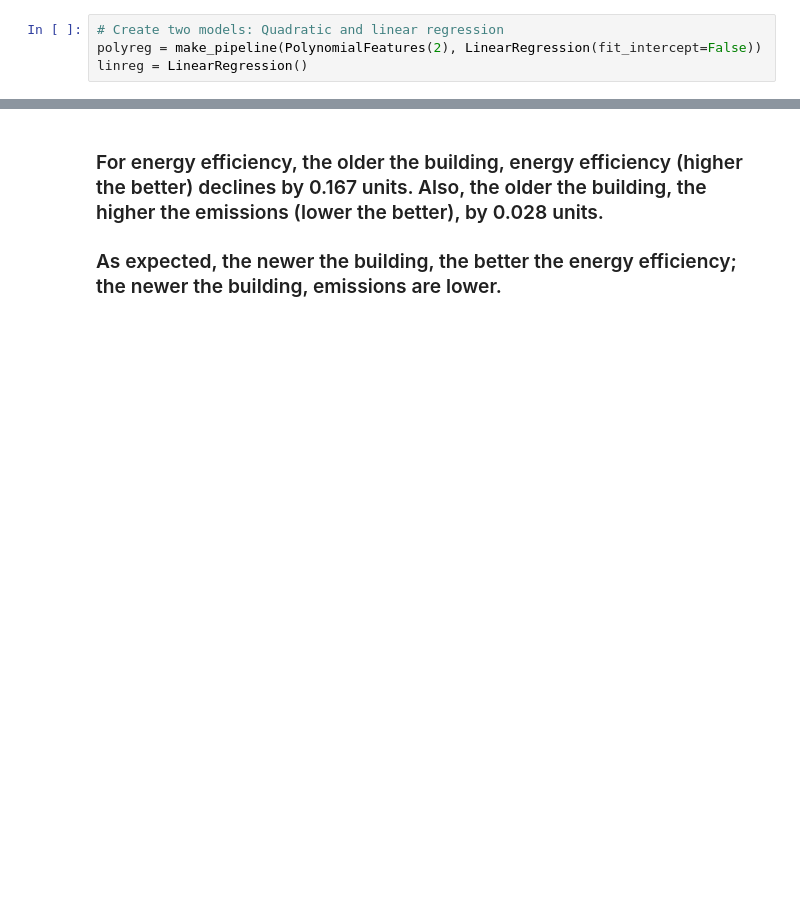
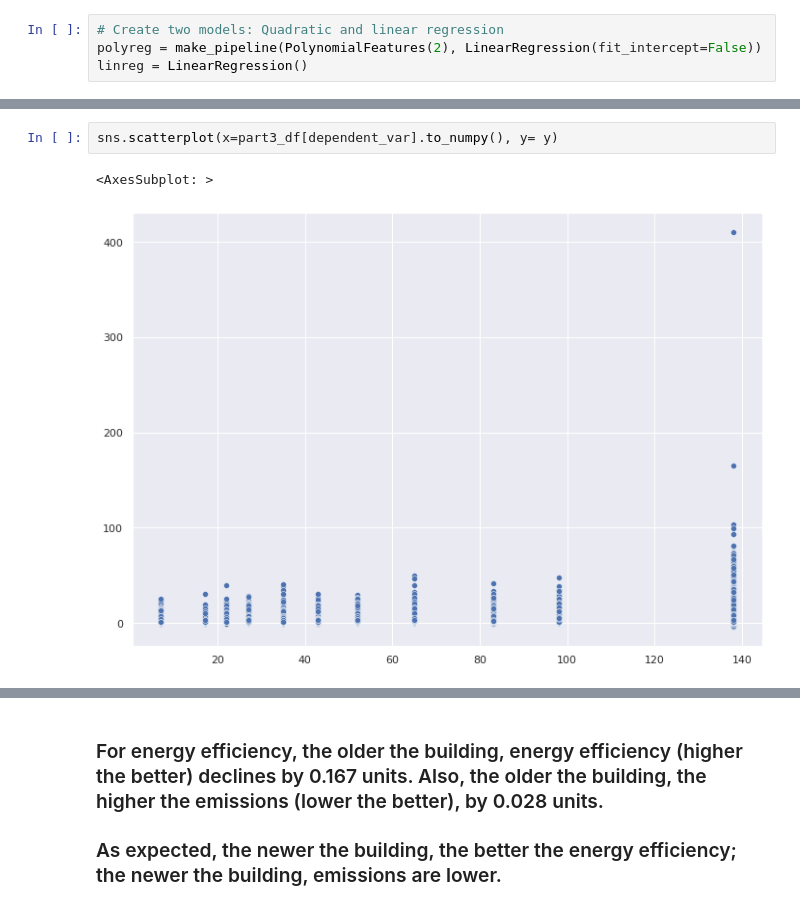
Before and after one commit to hjunleon/OceanEnergy, a Jupyter notebook: Energy Efficiency and Emissions Performance - Scotland EPC Registry - 2022.ipynb, the cells around one changed output, grey strips where cells are left out. Cells and saved outputs as stored; diff of their text form; blank space fills up the shorter version.

```diff
--- a/Energy Efficiency and Emissions Performance - Scotland EPC Registry - 2022.ipynb
+++ b/Energy Efficiency and Emissions Performance - Scotland EPC Registry - 2022.ipynb
@@ -1183,0 +1121,5 @@ plt.show()
+# %%
+sns.scatterplot(x=part3_df[dependent_var].to_numpy(), y= y)
+# %% [output]
+<AxesSubplot: >
+[figure, added]
```
Also changed, not shown: parts of 25 cells of this notebook.
